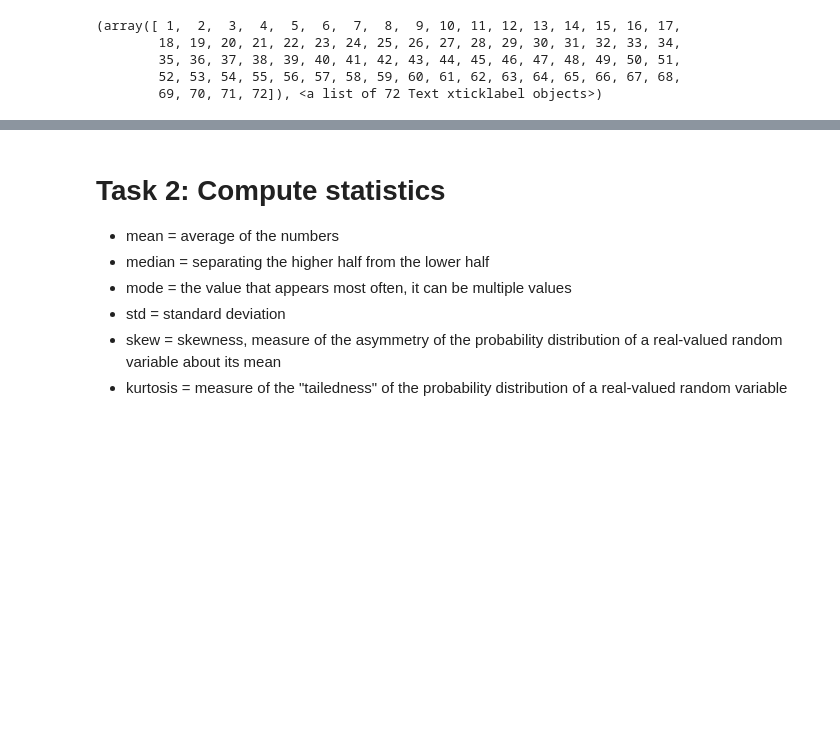
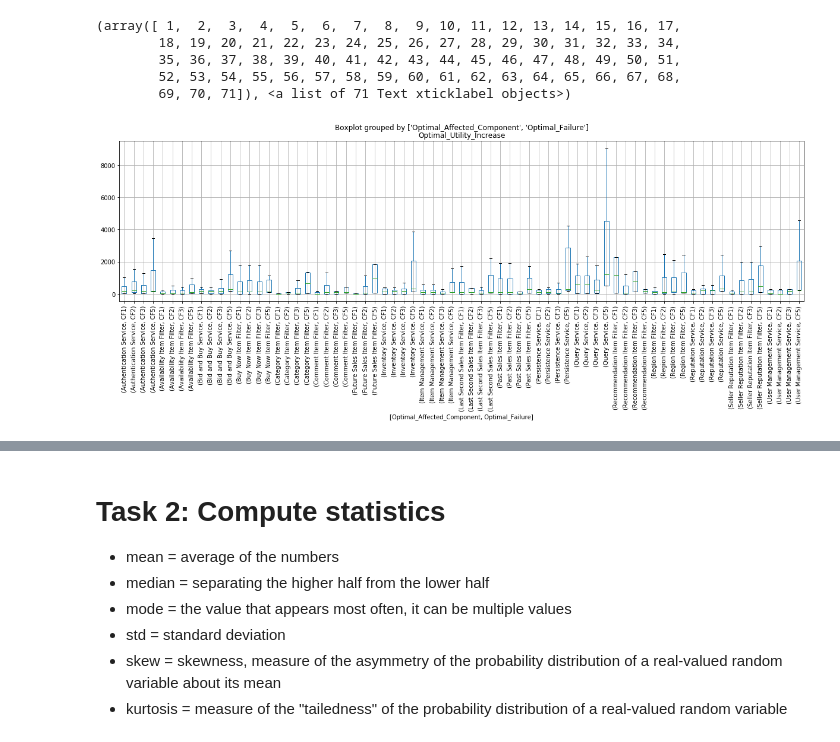
Before and after one commit to hpi-sam/rl-4-self-repair, a Jupyter notebook: data_analysis/main_data_analysis.ipynb, the cells around one changed output, grey strips where cells are left out. Saved outputs shown, nothing was run; the diff lists cells and outputs as text; code cells hidden in the pictures; blank space fills up the shorter version.

```diff
--- a/data_analysis/main_data_analysis.ipynb
+++ b/data_analysis/main_data_analysis.ipynb
@@ -32,10 +34,11 @@ data.head()
 # %%
 import matplotlib.pyplot as plt
-data.boxplot(by=['Optimal_Affected_Component', 'Optimal_Failure', 'Optimal_Rule'], figsize=(20,5), showfliers=False)
+data.boxplot(by=['Optimal_Affected_Component', 'Optimal_Failure'], figsize=(20,5), showfliers=False)
 plt.xticks(rotation='vertical')
 # %% [output]
 (array([ 1,  2,  3,  4,  5,  6,  7,  8,  9, 10, 11, 12, 13, 14, 15, 16, 17,
         18, 19, 20, 21, 22, 23, 24, 25, 26, 27, 28, 29, 30, 31, 32, 33, 34,
         35, 36, 37, 38, 39, 40, 41, 42, 43, 44, 45, 46, 47, 48, 49, 50, 51,
         52, 53, 54, 55, 56, 57, 58, 59, 60, 61, 62, 63, 64, 65, 66, 67, 68,
-        69, 70, 71, 72]), <a list of 72 Text xticklabel objects>)
+        69, 70, 71]), <a list of 71 Text xticklabel objects>)
+[figure, added]
```
Also changed, not shown: parts of 25 cells of this notebook, 2 other files.
